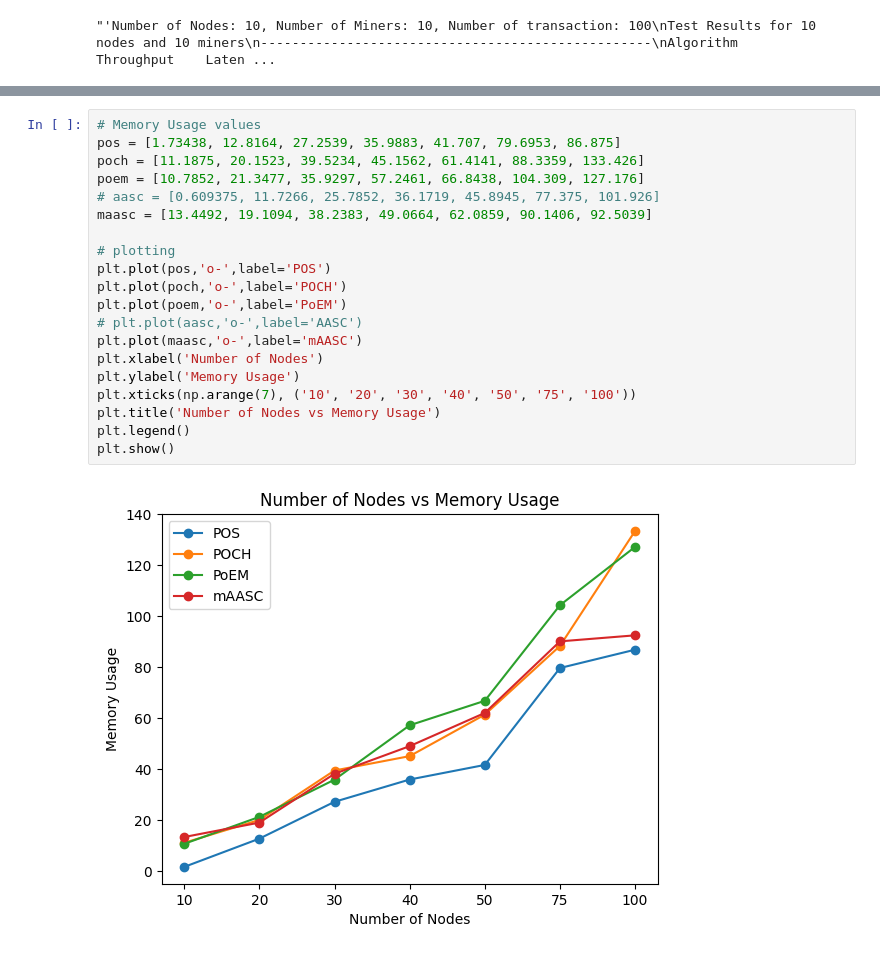
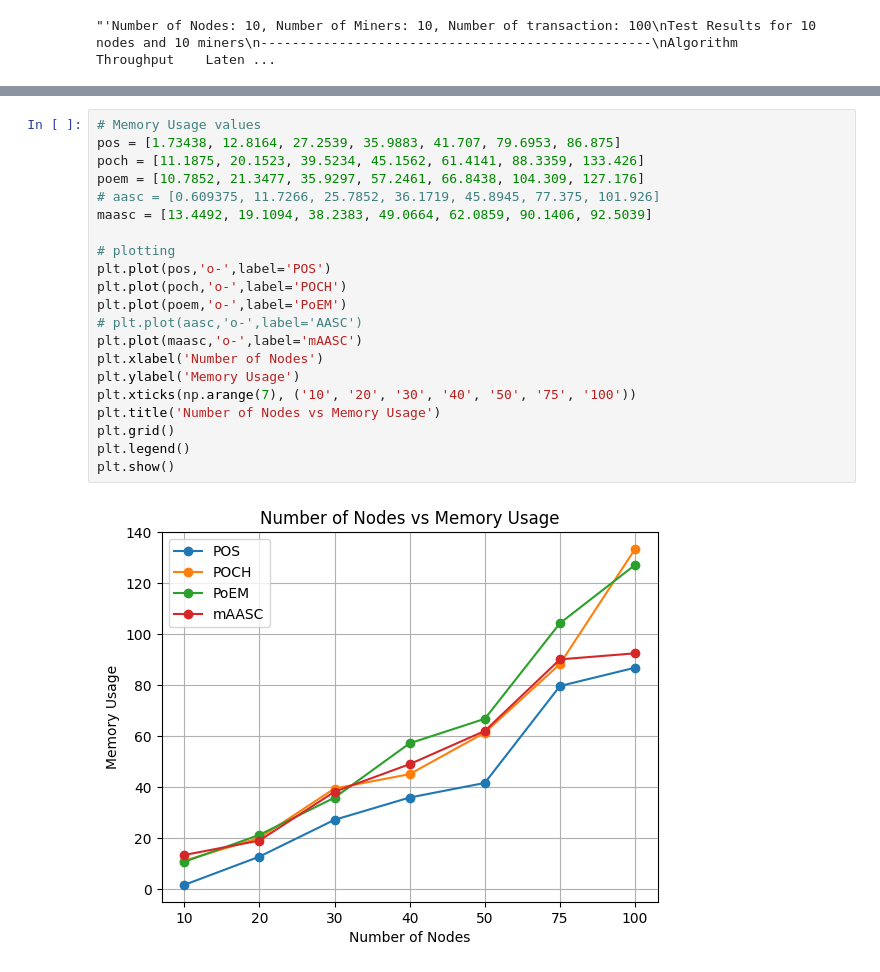
Before and after one commit to k3x9/blockchain-python, a Jupyter notebook: plotting.ipynb, the cells around one changed output, grey strips where cells are left out. Saved outputs shown, nothing was run; the diff lists cells and outputs as text.

```diff
--- a/plotting.ipynb
+++ b/plotting.ipynb
@@ -230,22 +233,23 @@ plt.show()
 # %%
 # Memory Usage values
 pos = [1.73438, 12.8164, 27.2539, 35.9883, 41.707, 79.6953, 86.875]
 poch = [11.1875, 20.1523, 39.5234, 45.1562, 61.4141, 88.3359, 133.426]
 poem = [10.7852, 21.3477, 35.9297, 57.2461, 66.8438, 104.309, 127.176]
 # aasc = [0.609375, 11.7266, 25.7852, 36.1719, 45.8945, 77.375, 101.926]
 maasc = [13.4492, 19.1094, 38.2383, 49.0664, 62.0859, 90.1406, 92.5039]
 
 # plotting
 plt.plot(pos,'o-',label='POS')
 plt.plot(poch,'o-',label='POCH')
 plt.plot(poem,'o-',label='PoEM')
 # plt.plot(aasc,'o-',label='AASC')
 plt.plot(maasc,'o-',label='mAASC')
 plt.xlabel('Number of Nodes')
 plt.ylabel('Memory Usage')
 plt.xticks(np.arange(7), ('10', '20', '30', '40', '50', '75', '100'))
 plt.title('Number of Nodes vs Memory Usage')
+plt.grid()
 plt.legend()
 plt.show()
 # %% [output]
-[figure, old version]
+[figure, new version]
```
Also changed, not shown: parts of 3 cells of this notebook.
